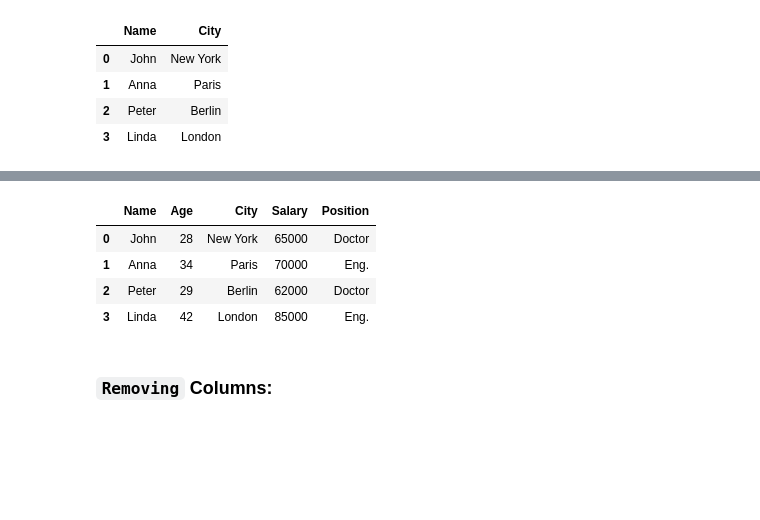
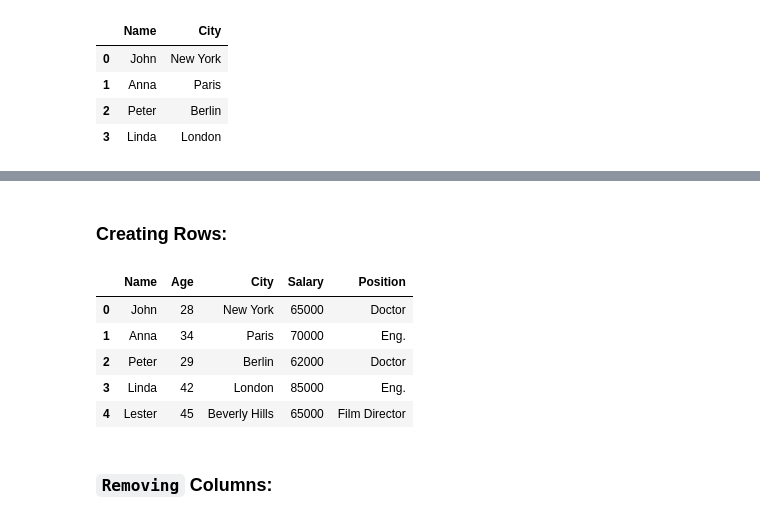
Before and after one commit to lazyaxe/Python, a Jupyter notebook: Pandas/DataFrames.ipynb, the cells around one changed output, grey strips where cells are left out. Cells and saved outputs as stored; diff of their text form; code cells hidden in the pictures; blank space fills up the shorter version.

```diff
--- a/Pandas/DataFrames.ipynb
+++ b/Pandas/DataFrames.ipynb
@@ -74,11 +81,21 @@ employees_df2['Position'] = ["Doctor","Eng.","Doctor","Eng."]
+# %% [markdown]
+### Creating Rows:
 # %%
-employees_df2
+new_df = pd.DataFrame(data = {
+                       'Name': ['Lester'],
+                       'Age' : [45],
+                       'City': ['Beverly Hills'],
+                       'Salary': [65000],
+                       'Position': ['Film Director']})
+
+pd.concat((employees_df2, new_df), ignore_index = True)
 # %% [output]
 |  | Name | Age | City | Salary | Position |
 | 0 | John | 28 | New York | 65000 | Doctor |
 | 1 | Anna | 34 | Paris | 70000 | Eng. |
 | 2 | Peter | 29 | Berlin | 62000 | Doctor |
 | 3 | Linda | 42 | London | 85000 | Eng. |
+| 4 | Lester | 45 | Beverly Hills | 65000 | Film Director |
 # %% [markdown]
 ### `Removing` Columns:
 # %%
```
Also changed, not shown: parts of 26 cells of this notebook.
